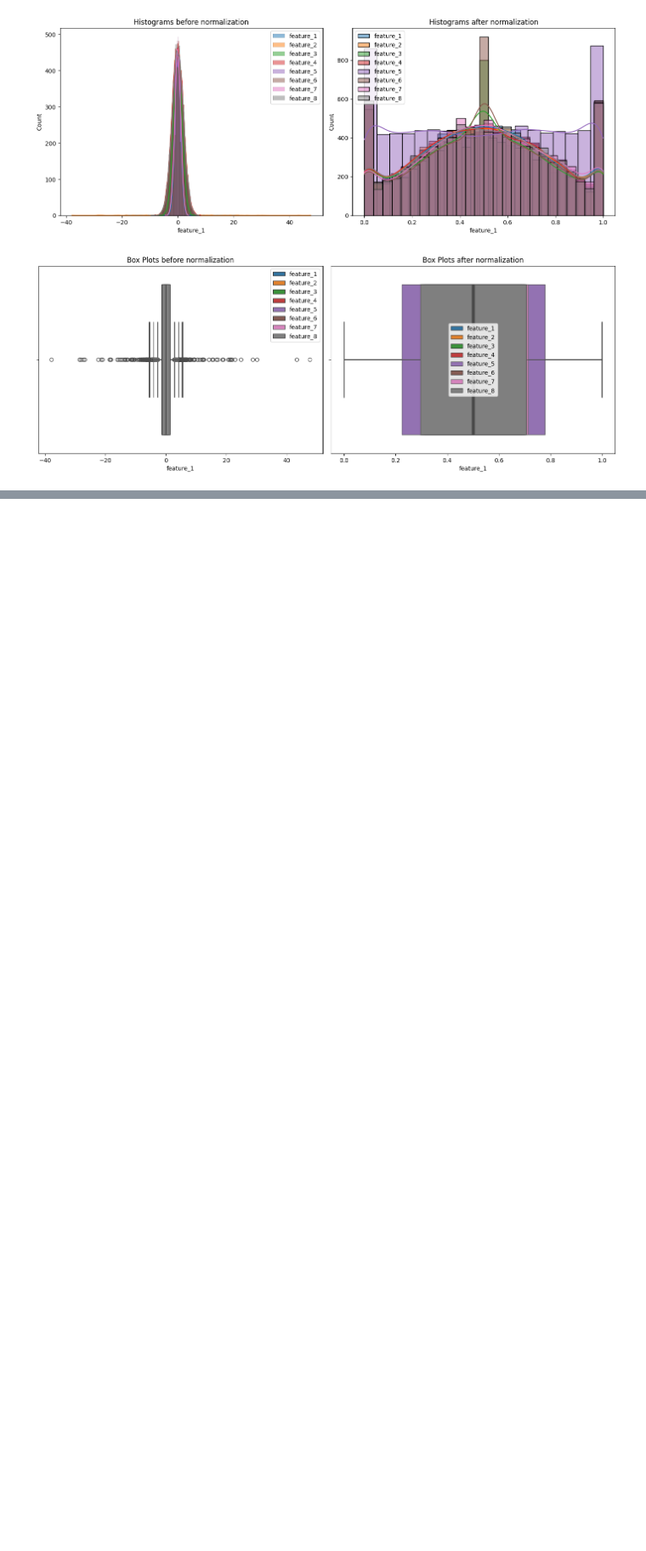
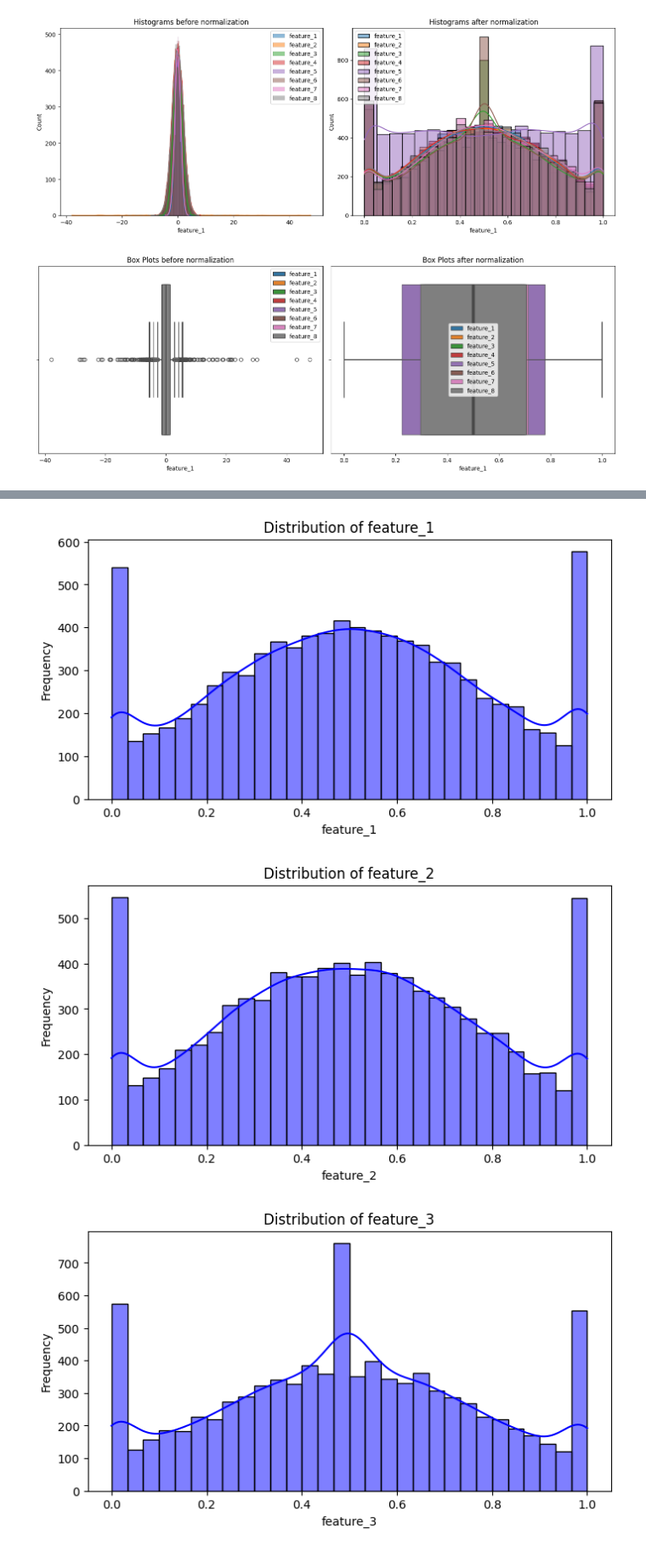
Before and after one commit to turgunbaevaa/ml_project, a Jupyter notebook: ml.ipynb, the cells around one changed output, grey strips where cells are left out. Shown at 85% size. Cells and saved outputs as stored; diff of their text form; code cells hidden in the pictures; blank space fills up the shorter version.

```diff
--- a/ml.ipynb
+++ b/ml.ipynb
@@ -485,0 +519,32 @@ df.to_csv("cleaned_dataset.csv", index=False)
+# %%
+# 1. Univariate Analysis
+# Numeric features
+def plot_numeric_distributions(df, numeric_columns):
+    for col in numeric_columns:
+        plt.figure(figsize=(8, 4))
+        sns.histplot(df[col], kde=True, bins=30, color='blue')
+        plt.title(f'Distribution of {col}')
+        plt.xlabel(col)
+        plt.ylabel('Frequency')
+        plt.show()
+# %%
+def plot_categorical_distributions(df, categorical_columns):
+    for col in categorical_columns:
+        plt.figure(figsize=(8, 4))
+        sns.countplot(y=col, data=df, palette="viridis")
+        plt.title(f'Distribution of {col}')
+        plt.xlabel('Count')
+        plt.ylabel(col)
+        plt.show()
+# %%
+# Extract numeric and categorical columns
+numeric_columns = ['feature_1', 'feature_2', 'feature_3', 'feature_4', 'feature_5', 'feature_6', 'feature_7', 'feature_8']
+categorical_columns = ['category_1', 'category_2']
+# %%
+# Plot numeric and categorical distributions
+plot_numeric_distributions(df, numeric_columns)
+plot_categorical_distributions(df, categorical_columns)
+# %% [output]
+[figure, added]
+[figure, added]
+[figure, added]
```
Also changed, not shown: parts of 12 cells of this notebook, 1 other file.
